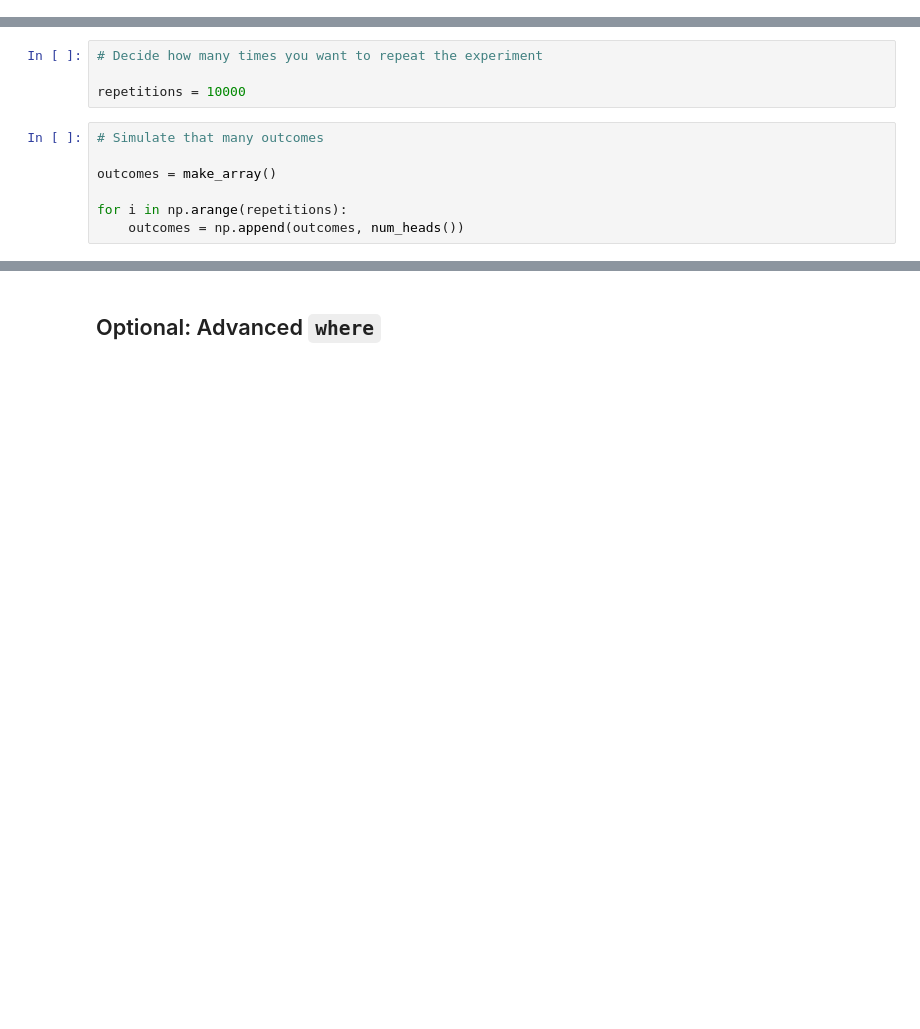
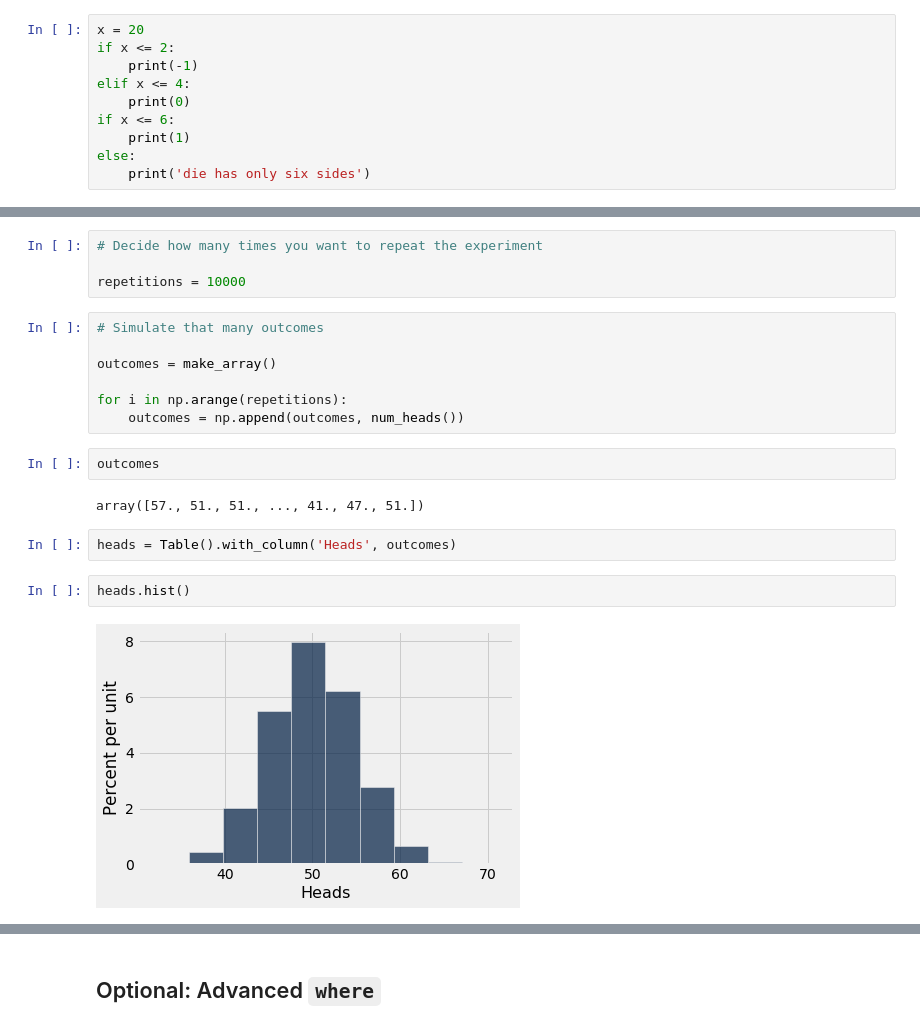
Before and after one commit to kimbrianj/bsos233-sp20, a Jupyter notebook: lectures/05-01-Randomness.ipynb, the cells around one changed output, grey strips where cells are left out. Drawn from its saved outputs; the diff is of its cells as text; blank space fills up the shorter version.

```diff
--- a/lectures/05-01-Randomness.ipynb
+++ b/lectures/05-01-Randomness.ipynb
@@ -58,3 +93,13 @@ x > 28
 ## Conditional Statements ##
 # %% [markdown]
 **Scenario:** Suppose you play a betting game in which you win a dollar if a die roll comes up 5 or 6, lose a dollar if the die roll comes up 1 or 2, and tie on a 3 or 4.
+# %%
+x = 20
+if x <= 2:
+    print(-1)
+elif x <= 4:
+    print(0)
+if x <= 6:
+    print(1)
+else:
+    print('die has only six sides')
@@ -182,4 +332,14 @@ outcomes = make_array()
 
 for i in np.arange(repetitions):
     outcomes = np.append(outcomes, num_heads())
+# %%
+outcomes
+# %% [output]
+array([57., 51., 51., ..., 41., 47., 51.])
+# %%
+heads = Table().with_column('Heads', outcomes)
+# %%
+heads.hist()
+# %% [output]
+[figure, added]
 # %%
```
Also changed, not shown: parts of 55 cells of this notebook.
